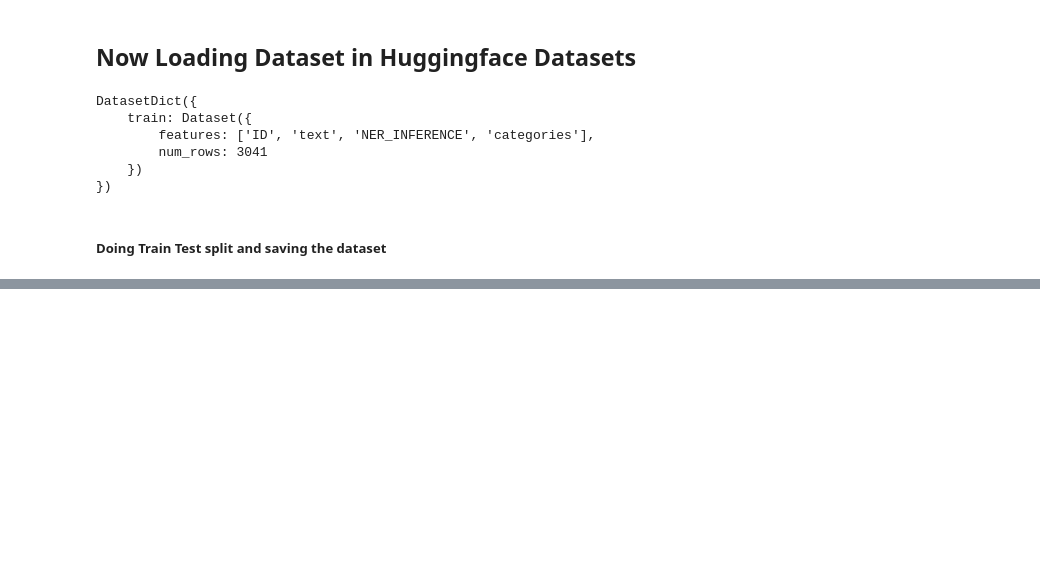
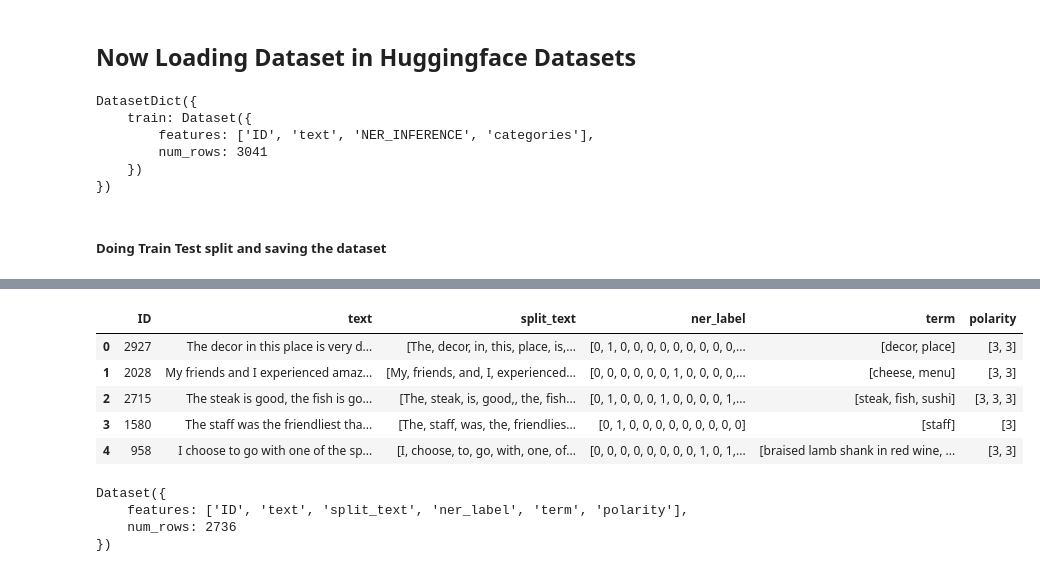
Before and after one commit to nabarunbaruaAIML/ABSA_Case_Study, a Jupyter notebook: Case_Study.ipynb, the cells around one changed output, grey strips where cells are left out. Saved outputs shown, nothing was run; the diff lists cells and outputs as text; code cells hidden in the pictures; blank space fills up the shorter version.

Commit message:
update NER Training

```diff
--- a/Case_Study.ipynb
+++ b/Case_Study.ipynb
@@ -283,0 +329,3 @@ dataset.save_to_disk('artifacts/dataset')
+# %%
+flat_dataset = dataset.flatten()
+flat_dataset
@@ -283,0 +367,26 @@ dataset.save_to_disk('artifacts/dataset')
+# %%
+NER_train = []
+NER_test=[]
+for data in flat_dataset['train']:
+    NER_dict={}
+    NER_dict['ID'] = data['ID']
+    NER_dict['text']= data['text']
+    NER_dict['split_text'] = data['NER_INFERENCE.text']
+    NER_dict['ner_label'] = data['NER_INFERENCE.ner_label']
+    NER_dict['term'] = data['NER_INFERENCE.term']
+    NER_dict['polarity'] = data['NER_INFERENCE.polarity_label']
+    NER_train.append(NER_dict)
+    # break
+
+for data in flat_dataset['test']:
+    NER_dict={}
+    NER_dict['ID'] = data['ID']
+    NER_dict['text']= data['text']
+    NER_dict['split_text'] = data['NER_INFERENCE.text']
+    NER_dict['ner_label'] = data['NER_INFERENCE.ner_label']
+    NER_dict['term'] = data['NER_INFERENCE.term']
+    NER_dict['polarity'] = data['NER_INFERENCE.polarity_label']
+    NER_test.append(NER_dict)
+    # break
+
+len(NER_train), len(NER_test)
@@ -283,0 +395,10 @@ dataset.save_to_disk('artifacts/dataset')
+# %%
+from datasets import Dataset
+
+train_dataset = Dataset.from_list(NER_train)
+test_dataset = Dataset.from_list(NER_test)
+# %%
+from datasets import DatasetDict
+
+NER_DATASET = DatasetDict({'train':train_dataset,'test':test_dataset})
+NER_DATASET
@@ -283,0 +422,11 @@ dataset.save_to_disk('artifacts/dataset')
+# %%
+NER_DATASET['train'].set_format(type='pandas')
+df = NER_DATASET['train'][:]
+df.head()
+# %% [output]
+|  | ID | text | split_text | ner_label | term | polarity |
+| 0 | 2927 | The decor in this place is very d... | [The, decor, in, this, place, is,... | [0, 1, 0, 0, 0, 0, 0, 0, 0, 0, 0,... | [decor, place] | [3, 3] |
+| 1 | 2028 | My friends and I experienced amaz... | [My, friends, and, I, experienced... | [0, 0, 0, 0, 0, 0, 1, 0, 0, 0, 0,... | [cheese, menu] | [3, 3] |
+| 2 | 2715 | The steak is good, the fish is go... | [The, steak, is, good,, the, fish... | [0, 1, 0, 0, 0, 1, 0, 0, 0, 0, 1,... | [steak, fish, sushi] | [3, 3, 3] |
+| 3 | 1580 | The staff was the friendliest tha... | [The, staff, was, the, friendlies... | [0, 1, 0, 0, 0, 0, 0, 0, 0, 0, 0] | [staff] | [3] |
+| 4 | 958 | I choose to go with one of the sp... | [I, choose, to, go, with, one, of... | [0, 0, 0, 0, 0, 0, 0, 0, 1, 0, 1,... | [braised lamb shank in red wine, ... | [3, 3] |
@@ -283,0 +435,7 @@ dataset.save_to_disk('artifacts/dataset')
+# %%
+NER_DATASET['train']
+# %% [output]
+Dataset({
+    features: ['ID', 'text', 'split_text', 'ner_label', 'term', 'polarity'],
+    num_rows: 2736
+})
```
Also changed, not shown: parts of 86 cells of this notebook, 5 other files.
